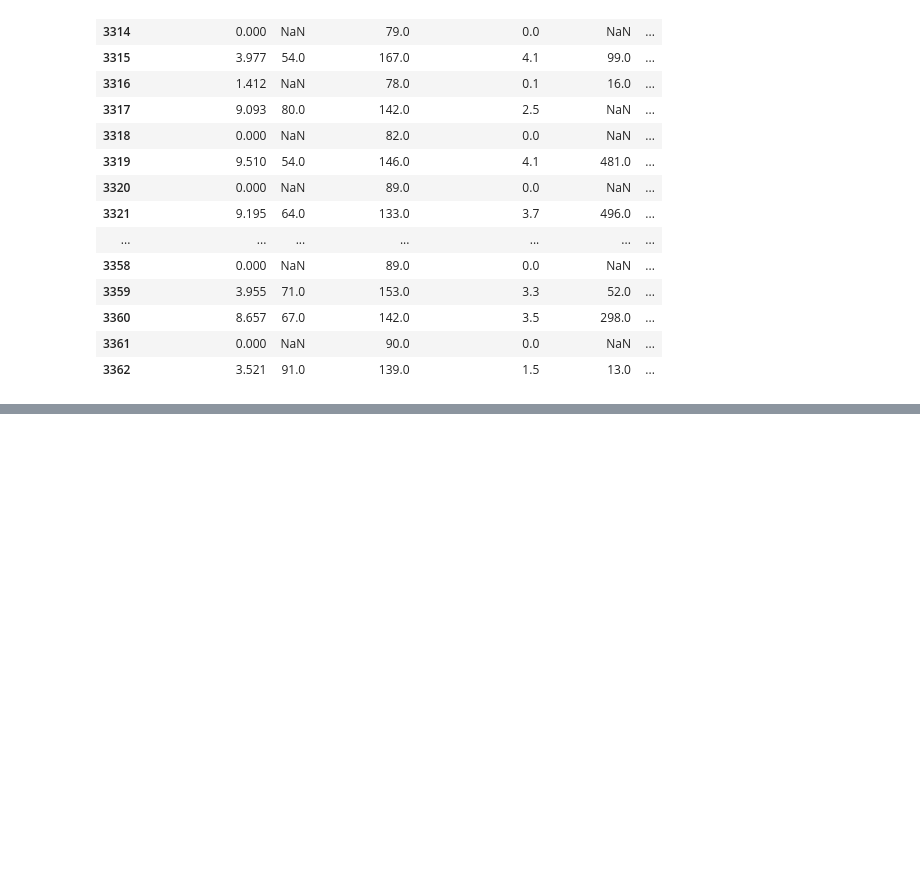
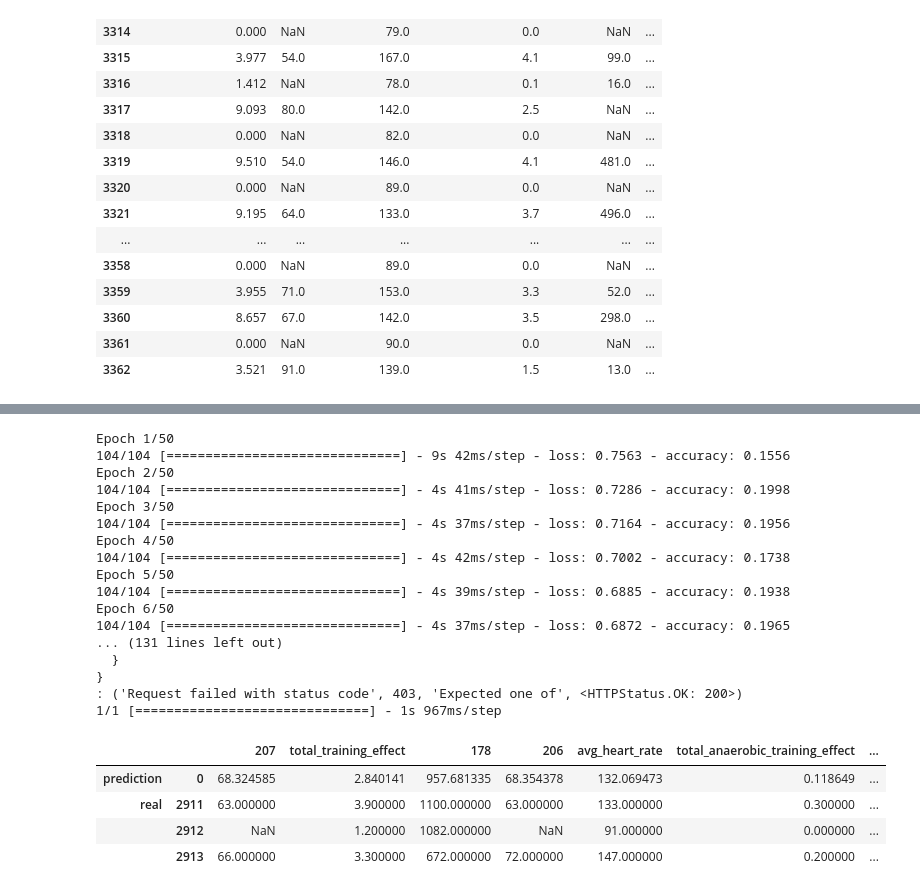
Before and after one commit to nicblanc/overcome-tomorrow, a Jupyter notebook: notebooks/create_test_model.ipynb, the cells around one changed output, grey strips where cells are left out. Cells and saved outputs as stored; diff of their text form; code cells hidden in the pictures; blank space fills up the shorter version.

```diff
--- a/notebooks/create_test_model.ipynb
+++ b/notebooks/create_test_model.ipynb
@@ -918,0 +1148,28 @@ multiple_predict_vs_real.loc["reals"]
+# %%
+create_train_and_save_model_for_preprocessors_windows_and_model(preproc_garmin_data, preproc_activity, X_train, y_train, create_model_og, model_filename="create_model_og.keras")
+preproc_garmin_data, preproc_activity, model = load_preprocessors_and_model(model_filename="create_model_og.keras")
+predict_vs_reals = predict_vs_real_for_date(garmin_data, activities, preproc_garmin_data, preproc_activity, model, datetime(2023, 10, 17, 4, 0, 0))
+predict_vs_reals
+# %% [output]
+Epoch 1/50
+104/104 [==============================] - 9s 42ms/step - loss: 0.7563 - accuracy: 0.1556
+Epoch 2/50
+104/104 [==============================] - 4s 41ms/step - loss: 0.7286 - accuracy: 0.1998
+Epoch 3/50
+104/104 [==============================] - 4s 37ms/step - loss: 0.7164 - accuracy: 0.1956
+Epoch 4/50
+104/104 [==============================] - 4s 42ms/step - loss: 0.7002 - accuracy: 0.1738
+Epoch 5/50
+104/104 [==============================] - 4s 39ms/step - loss: 0.6885 - accuracy: 0.1938
+Epoch 6/50
+104/104 [==============================] - 4s 37ms/step - loss: 0.6872 - accuracy: 0.1965
+... (131 lines left out)
+  }
+}
+: ('Request failed with status code', 403, 'Expected one of', <HTTPStatus.OK: 200>)
+1/1 [==============================] - 1s 967ms/step
+|  |  | 207 | total_training_effect | 178 | 206 | avg_heart_rate | total_anaerobic_training_effect | ... |
+| prediction | 0 | 68.324585 | 2.840141 | 957.681335 | 68.354378 | 132.069473 | 0.118649 | ... |
+| real | 2911 | 63.000000 | 3.900000 | 1100.000000 | 63.000000 | 133.000000 | 0.300000 | ... |
+|  | 2912 | NaN | 1.200000 | 1082.000000 | NaN | 91.000000 | 0.000000 | ... |
+|  | 2913 | 66.000000 | 3.300000 | 672.000000 | 72.000000 | 147.000000 | 0.200000 | ... |
```
Also changed, not shown: parts of 21 cells of this notebook, 3 other files.
